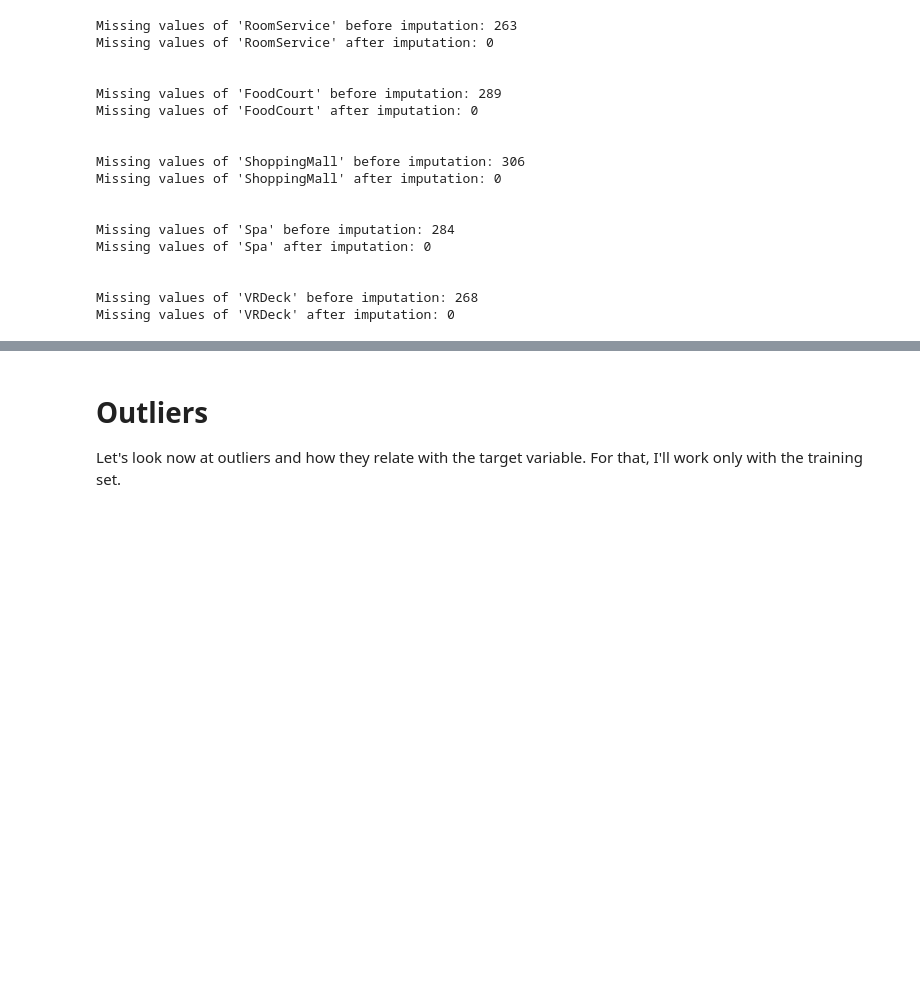
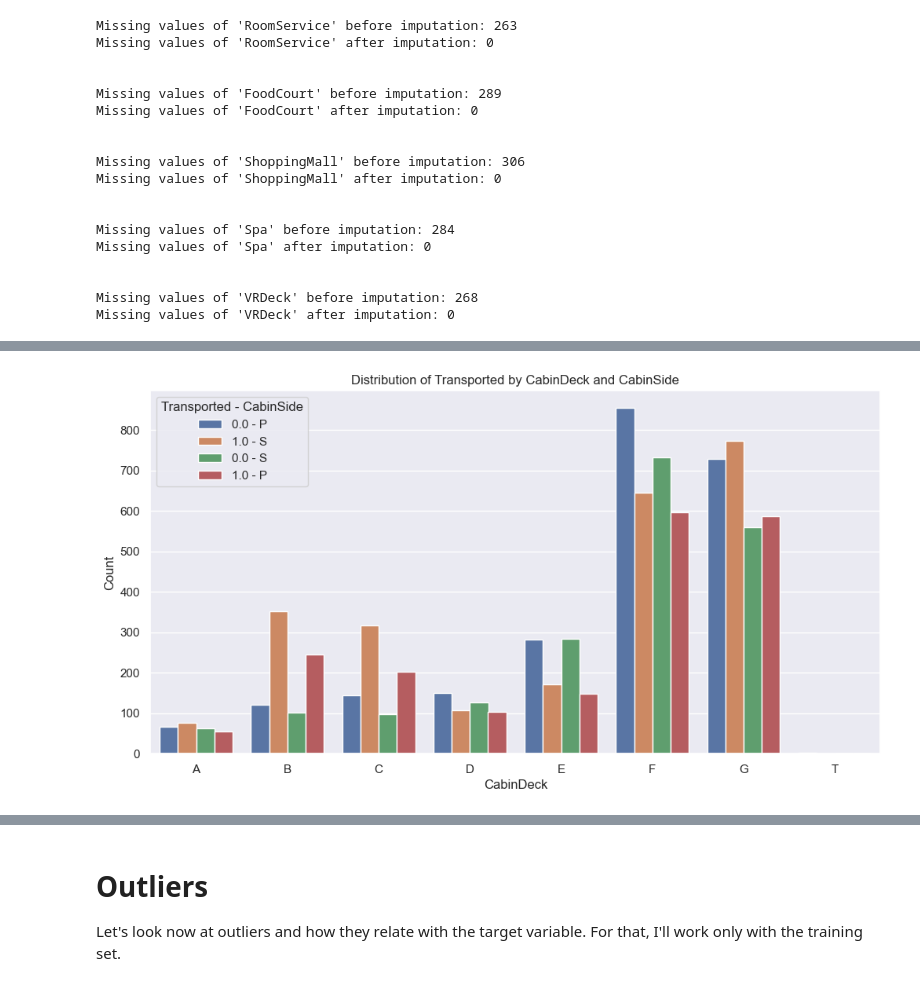
Before and after one commit to dato6091/space_titanic, a Jupyter notebook: Feature correlation exploration.ipynb, the cells around one changed output, grey strips where cells are left out. Saved outputs shown, nothing was run; the diff lists cells and outputs as text; code cells hidden in the pictures; blank space fills up the shorter version.

```diff
--- a/Feature correlation exploration.ipynb
+++ b/Feature correlation exploration.ipynb
@@ -671,0 +676,22 @@ Missing values of 'VRDeck' after imputation: 0
+# %%
+imputed_train_df = imputed_df[imputed_df['is_train']==1]
+plt.figure(figsize=(12, 6))
+
+sns.countplot(
+    data=imputed_train_df,
+    x="CabinDeck",
+    hue=imputed_train_df["Transported"].astype(str) + " - " + imputed_train_df["CabinSide"],  # Combine Transported & CabinSide
+    dodge=True,  # Ensures bars are grouped correctly
+    order=sorted(imputed_train_df['CabinDeck'].unique()),  # Ensures order
+    #palette="coolwarm"
+)
+
+plt.title("Distribution of Transported by CabinDeck and CabinSide")
+plt.xlabel("CabinDeck")
+plt.ylabel("Count")
+plt.legend(title="Transported - CabinSide")
+plt.xticks(rotation=0)
+
+plt.show()
+# %% [output]
+[figure, added]
```
Also changed, not shown: parts of 3 cells of this notebook.
